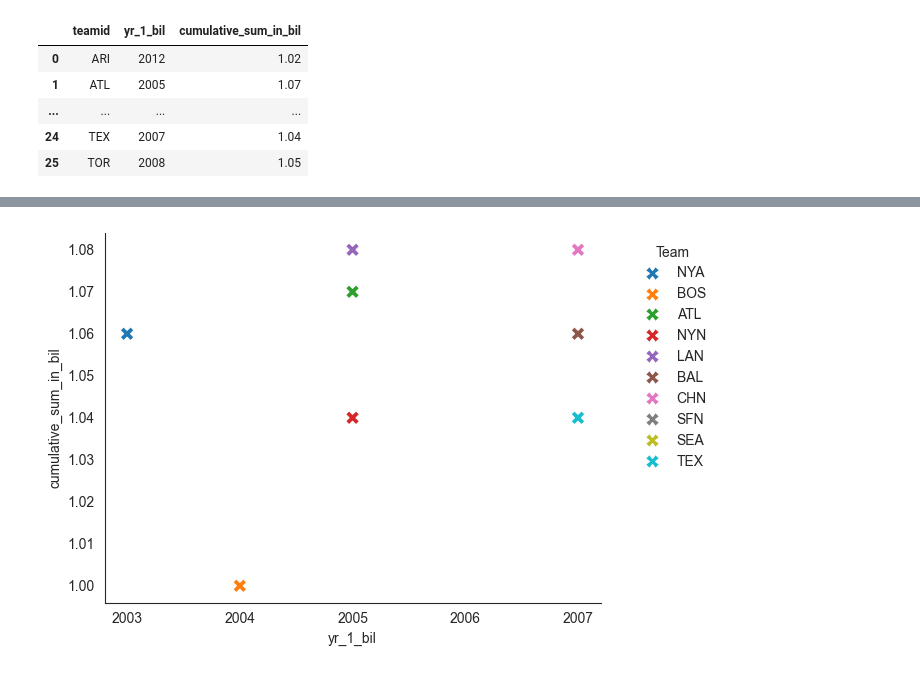
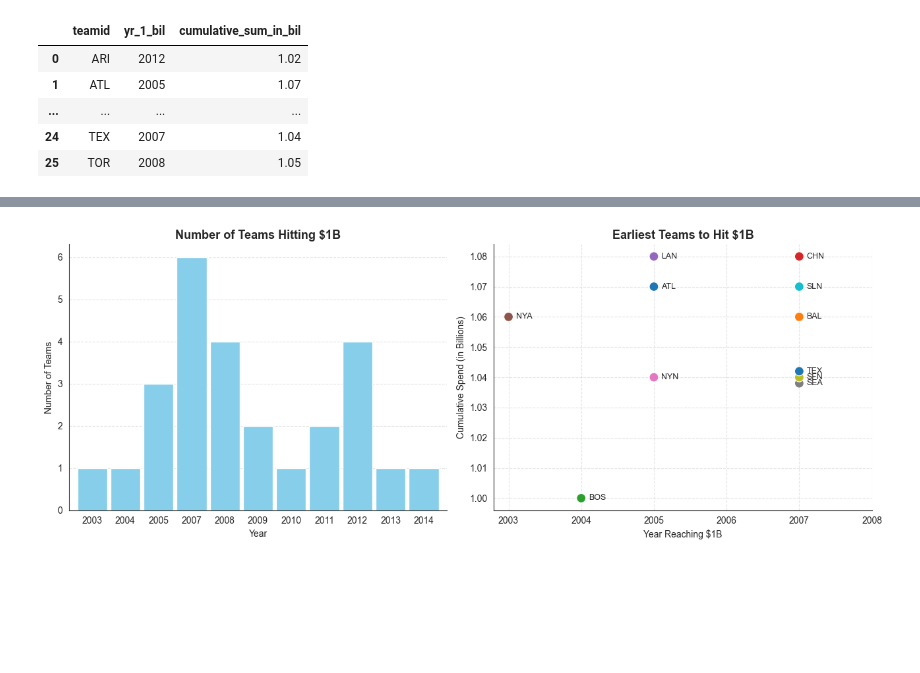
Before and after one commit to shree131/mlb-player-analytics, a Jupyter notebook: NoteBooks/MLB Players Analysis.ipynb, the cells around one changed output, grey strips where cells are left out. Cells and saved outputs as stored; diff of their text form; code cells hidden in the pictures; blank space fills up the shorter version.

```diff
--- a/NoteBooks/MLB Players Analysis.ipynb
+++ b/NoteBooks/MLB Players Analysis.ipynb
@@ -634,0 +643,3 @@ preview_table(df_one_bil_threshold, "df_one_bil_threshold")
+# %%
+# Calculate frequency of first $1B milestones by year
+df_year_count = df_one_bil_threshold['yr_1_bil'].value_counts().sort_index()
@@ -635,2 +648,12 @@ preview_table(df_one_bil_threshold, "df_one_bil_threshold")
+# %%
+# Identify early spenders
+early_spenders = df_one_bil_threshold[df_one_bil_threshold['yr_1_bil'] <= 2007]
+early_spenders_jittered = early_spenders.copy()
+
+# Apply small manual y-offsets to overlapping points
+overlapping_teams = ['SEA', 'SFN', 'TEX']
+offsets = [-0.002, 0, 0.002]  # Slight manual jitter
+for team, offset in zip(overlapping_teams, offsets):
+    early_spenders_jittered.loc[early_spenders_jittered['teamid'] == team, 'cumulative_sum_in_bil'] += offset
 # %% [markdown]
 **💡 Insights:**
@@ -644,10 +666,51 @@ plt.show()
-# %%
-# Sort to find earliest teams hitting the $1B threshold
-early_spenders = df_one_bil_threshold.sort_values('yr_1_bil').reset_index(drop=True).head(10)
-
-sns.scatterplot(data=early_spenders, x='yr_1_bil', y='cumulative_sum_in_bil', hue='teamid', marker='X', s=100, palette='tab10')
-plt.xticks(range(2003, 2008, 1))
-plt.legend(title='Team', bbox_to_anchor=(1.05, 1), loc='upper left', edgecolor='white')
-plt.show()
-# %% [output]
-[figure, removed]
+# %%
+# Set up side-by-side plots
+fig, axes = plt.subplots(1, 2, figsize=(13, 5))  # 1 row, 2 columns
+
+# --- Left: Bar Plot (Frequency Distribution) ---
+df_year_count.plot.bar(
+    color='skyblue',
+    width=0.9,
+    ax=axes[0]
+)
+
+axes[0].set_title('Number of Teams Hitting $1B', fontweight='bold', fontsize=13)
+axes[0].set_xlabel('Year')
+axes[0].set_ylabel('Number of Teams')
+axes[0].set_xticklabels(axes[0].get_xticklabels(), rotation=0)
+axes[0].grid(axis='y', linestyle='--', alpha=0.5)
+
+# --- Right: Scatter Plot (Earliest Teams) ---
+ax2 = axes[1]
+sns.scatterplot(
+    data=early_spenders_jittered,
+    x='yr_1_bil',
+    y='cumulative_sum_in_bil',
+    hue='teamid',
+    palette='tab10',
+    s=100,
+    legend=False,
+    ax=ax2
+)
+
+# Add labels to each scatter point
+for i in range(early_spenders_jittered.shape[0]):
+    ax2.text(
+        early_spenders_jittered['yr_1_bil'].iloc[i] + 0.1,
+        early_spenders_jittered['cumulative_sum_in_bil'].iloc[i],
+        early_spenders_jittered['teamid'].iloc[i],
+        fontsize=9,
+        ha='left',
+        va='center'
+    )
+
+ax2.set_title('Earliest Teams to Hit $1B', fontweight='bold', fontsize=13)
+ax2.set_xlabel('Year Reaching $1B')
+ax2.set_ylabel('Cumulative Spend (in Billions)')
+ax2.set_xticks(range(2003, 2009, 1))
+ax2.grid(True, linestyle='--', alpha=0.5)
+
+plt.tight_layout()
+plt.show()
+# %% [output]
+[figure, added]
```
Also changed, not shown: parts of 61 cells of this notebook, 1 other file.
